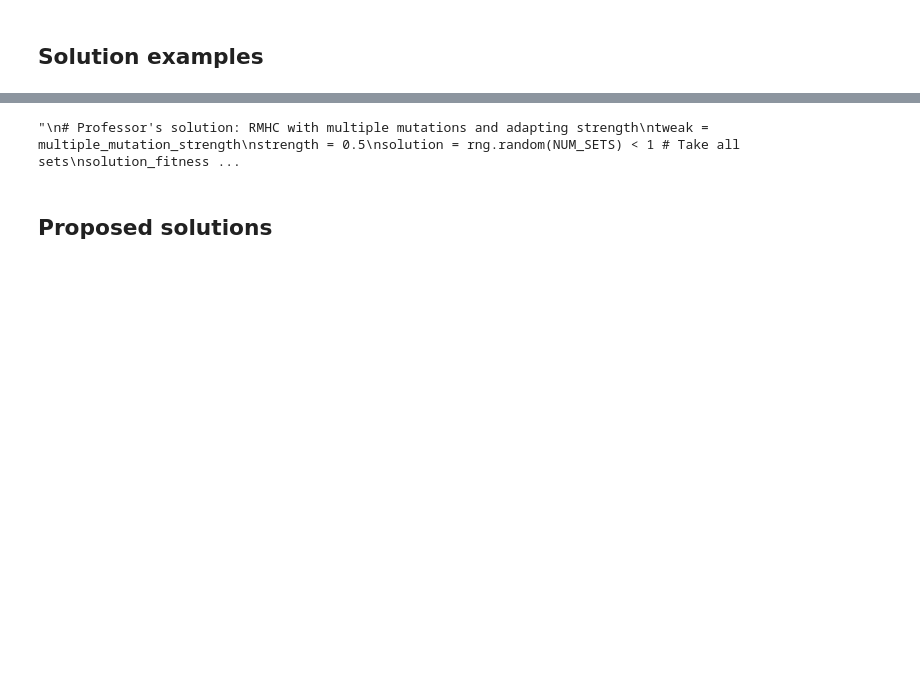
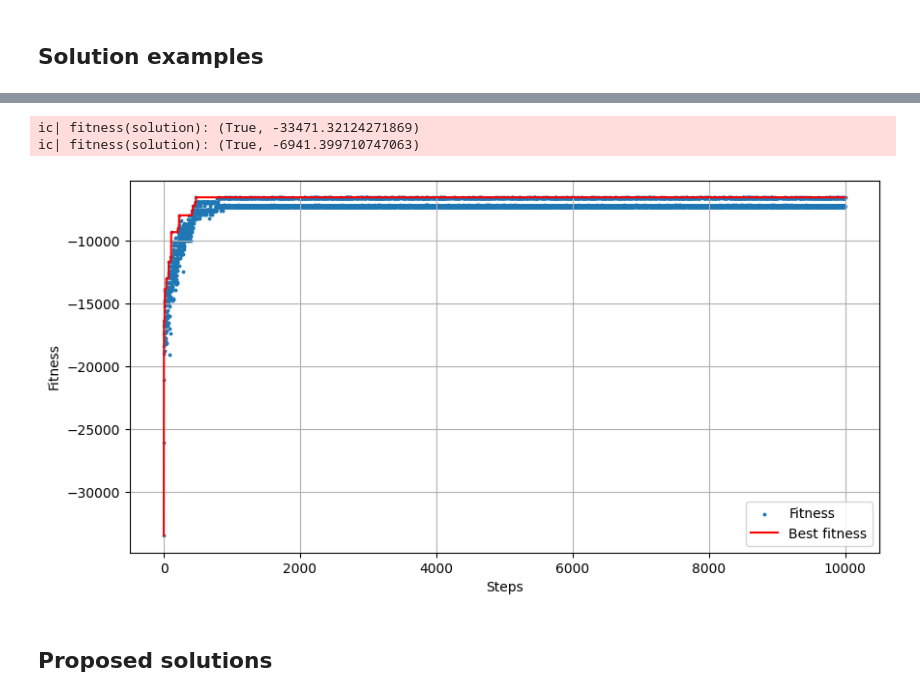
Before and after one commit to RonPlusSign/CI2024_lab1, a Jupyter notebook: set-cover.ipynb, the cells around one changed output, grey strips where cells are left out. Cells and saved outputs as stored; diff of their text form; code cells hidden in the pictures; blank space fills up the shorter version.

```diff
--- a/set-cover.ipynb
+++ b/set-cover.ipynb
@@ -141,27 +141,27 @@ plot(history)
 # %%
-"""
 # Professor's solution: RMHC with multiple mutations and adapting strength
 tweak = multiple_mutation_strength
 strength = 0.5
 solution = rng.random(NUM_SETS) < 1 # Take all sets
 solution_fitness = fitness(solution)
 ic(fitness(solution))
 history = [solution_fitness[1]]
 
 for step in range(MAX_STEPS):
     if step % 100 == 0: # Strength adaptation
         strength /= 2
     new_solution = tweak(solution, strength)
     history.append(fitness(new_solution)[1])
     if fitness(new_solution) > solution_fitness:
         solution = new_solution
         solution_fitness = fitness(solution)
 
 ic(fitness(solution))
 plot(history)
-"""
 # %% [output]
-"\n# Professor's solution: RMHC with multiple mutations and adapting strength\ntweak = multiple_mutation_strength\nstrength = 0.5\nsolution = rng.random(NUM_SETS) < 1 # Take all sets\nsolution_fitness ...
+ic| fitness(solution): (True, -33471.32124271869)
+ic| fitness(solution): (True, -6941.399710747063)
+[figure, added]
 # %% [markdown]
 ## Proposed solutions
 # %% [markdown]
```
Also changed, not shown: parts of 8 cells of this notebook.
